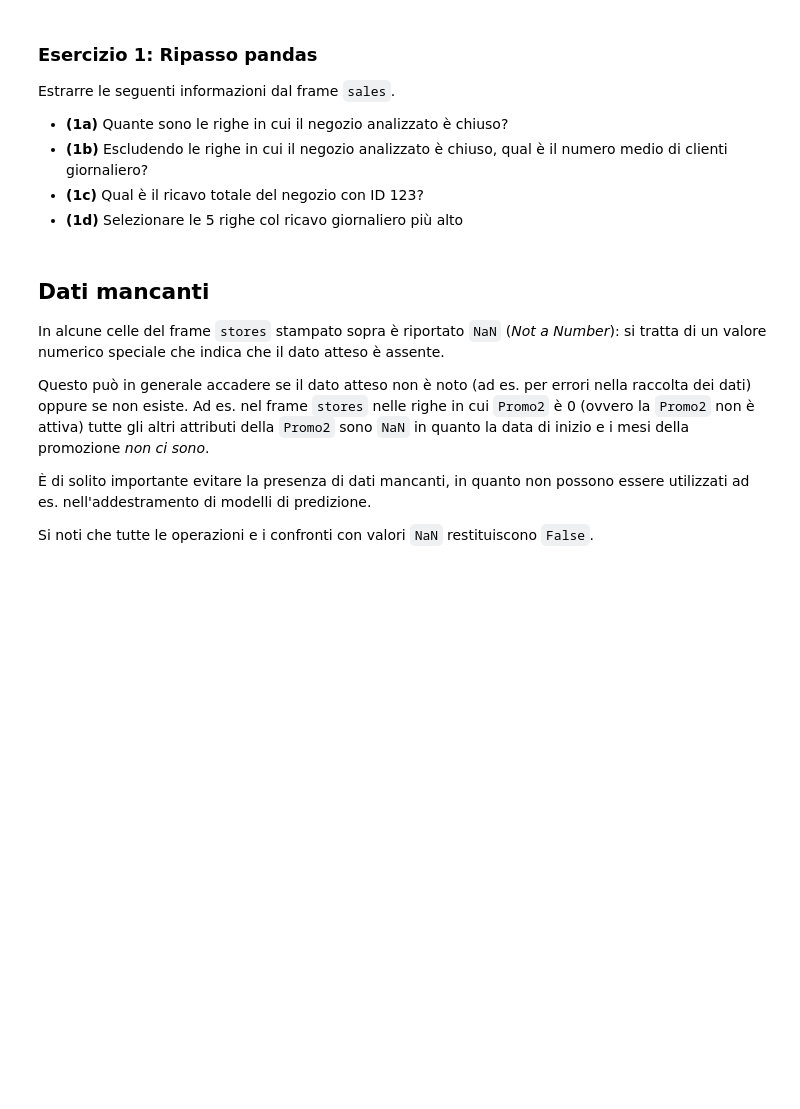
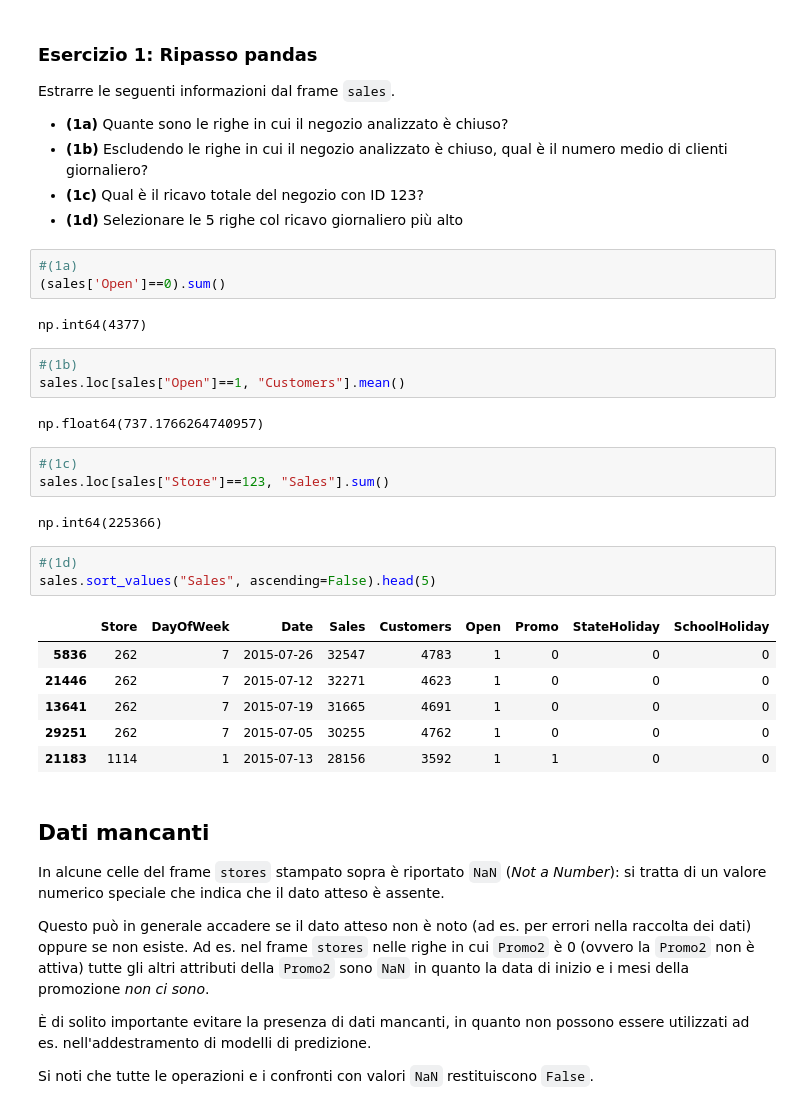
Before and after one commit to elettra-ven/AppDataIntensive2025-2026, a Jupyter notebook: Preprocessing_con_pandas/Preprocessing_e_analisi_esplorativa.nosol.ipynb, the cells around one changed output. Drawn from its saved outputs; the diff is of its cells as text; blank space fills up the shorter version.

```diff
--- a/Preprocessing_con_pandas/Preprocessing_e_analisi_esplorativa.nosol.ipynb
+++ b/Preprocessing_con_pandas/Preprocessing_e_analisi_esplorativa.nosol.ipynb
@@ -135,6 +135,31 @@ Estrarre le seguenti informazioni dal frame `sales`.
 - **(1b)** Escludendo le righe in cui il negozio analizzato è chiuso, qual è il numero medio di clienti giornaliero?
 - **(1c)** Qual è il ricavo totale del negozio con ID 123?
 - **(1d)** Selezionare le 5 righe col ricavo giornaliero più alto
+# %%
+#(1a)
+(sales['Open']==0).sum()
+# %% [output]
+np.int64(4377)
+# %%
+#(1b)
+sales.loc[sales["Open"]==1, "Customers"].mean()
+# %% [output]
+np.float64(737.1766264740957)
+# %%
+#(1c)
+sales.loc[sales["Store"]==123, "Sales"].sum()
+# %% [output]
+np.int64(225366)
+# %%
+#(1d)
+sales.sort_values("Sales", ascending=False).head(5)
+# %% [output]
+|  | Store | DayOfWeek | Date | Sales | Customers | Open | Promo | StateHoliday | SchoolHoliday |
+| 5836 | 262 | 7 | 2015-07-26 | 32547 | 4783 | 1 | 0 | 0 | 0 |
+| 21446 | 262 | 7 | 2015-07-12 | 32271 | 4623 | 1 | 0 | 0 | 0 |
+| 13641 | 262 | 7 | 2015-07-19 | 31665 | 4691 | 1 | 0 | 0 | 0 |
+| 29251 | 262 | 7 | 2015-07-05 | 30255 | 4762 | 1 | 0 | 0 | 0 |
+| 21183 | 1114 | 1 | 2015-07-13 | 28156 | 3592 | 1 | 1 | 0 | 0 |
 # %% [markdown]
 ## Dati mancanti
 
```
Also changed, not shown: parts of 35 cells of this notebook.
